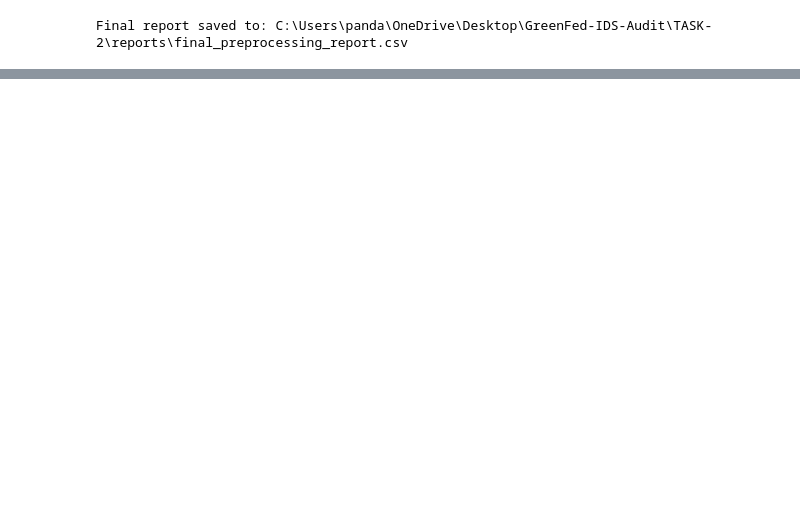
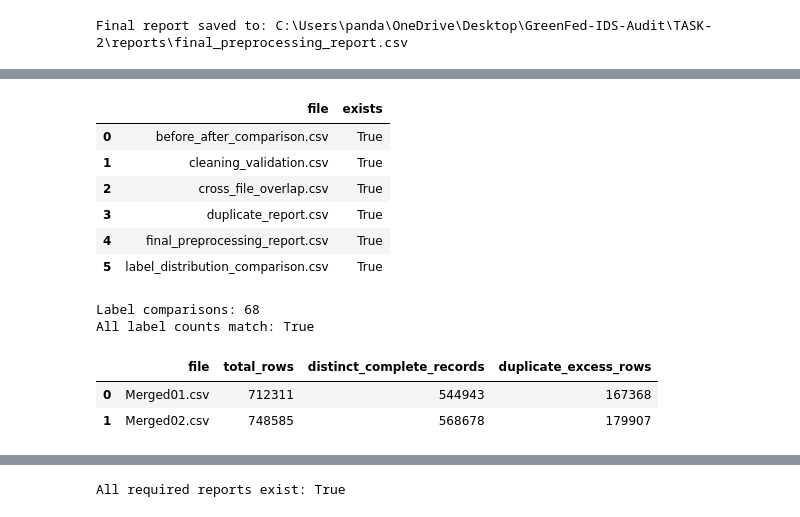
Before and after one commit to TechieRahul-svg/GreenFed-TDS, a Jupyter notebook: TASK-2/preprocessing.ipynb, the cells around one changed output, grey strips where cells are left out. Drawn from its saved outputs; the diff is of its cells as text; code cells hidden in the pictures; blank space fills up the shorter version.

```diff
--- a/TASK-2/preprocessing.ipynb
+++ b/TASK-2/preprocessing.ipynb
@@ -1091,0 +1475,71 @@ Final report saved to: C:\Users\panda\OneDrive\Desktop\GreenFed-IDS-Audit\TASK-2
+# %%
+
+from pathlib import Path
+import pandas as pd
+
+# 1. Check required report files
+required_files = [
+    "before_after_comparison.csv",
+    "cleaning_validation.csv",
+    "cross_file_overlap.csv",
+    "duplicate_report.csv",
+    "final_preprocessing_report.csv",
+    "label_distribution_comparison.csv",
+]
+
+file_check = pd.DataFrame([
+    {
+        "file": name,
+        "exists": (REPORT_DIR / name).exists()
+    }
+    for name in required_files
+])
+
+display(file_check)
+
+# 2. Verify label counts
+labels = pd.read_csv(
+    REPORT_DIR / "label_distribution_comparison.csv"
+)
+
+print("Label comparisons:", len(labels))
+print("All label counts match:", labels["matches"].all())
+
+# 3. Verify duplicate counts
+duplicates = pd.read_csv(
+    REPORT_DIR / "duplicate_report.csv"
+)
+
+display(duplicates)
+
+# 4. Verify cross-file overlap
+overlap = pd.read_csv(
+    REPORT_DIR / "cross_file_overlap.csv"
+)
+
+display(overlap)
+
+# 5. Verify cleaned datasets
+validation = pd.read_csv(
+    REPORT_DIR / "cleaning_validation.csv"
+)
+
+display(validation)
+
+print(
+    "All required reports exist:",
+    file_check["exists"].all()
+)
+# %% [output]
+|  | file | exists |
+| 0 | before_after_comparison.csv | True |
+| 1 | cleaning_validation.csv | True |
+| 2 | cross_file_overlap.csv | True |
+| 3 | duplicate_report.csv | True |
+| 4 | final_preprocessing_report.csv | True |
+| 5 | label_distribution_comparison.csv | True |
+Label comparisons: 68
+All label counts match: True
+|  | file | total_rows | distinct_complete_records | duplicate_excess_rows |
+| 0 | Merged01.csv | 712311 | 544943 | 167368 |
+| 1 | Merged02.csv | 748585 | 568678 | 179907 |
@@ -1091,0 +1551 @@ Final report saved to: C:\Users\panda\OneDrive\Desktop\GreenFed-IDS-Audit\TASK-2
+All required reports exist: True
```
Also changed, not shown: parts of 9 cells of this notebook, 4 other files.
